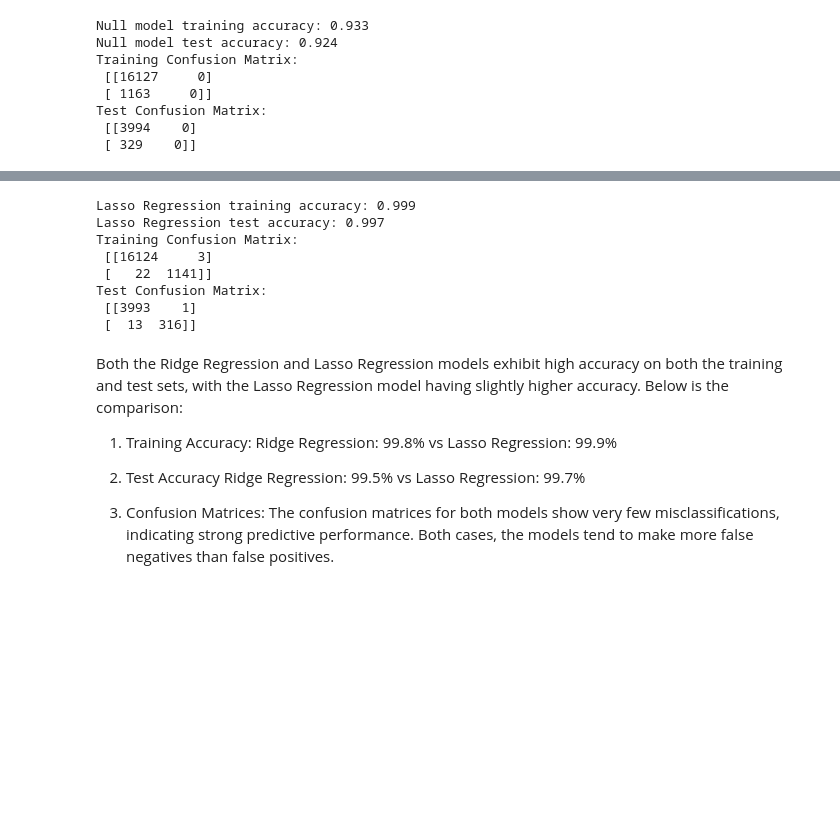
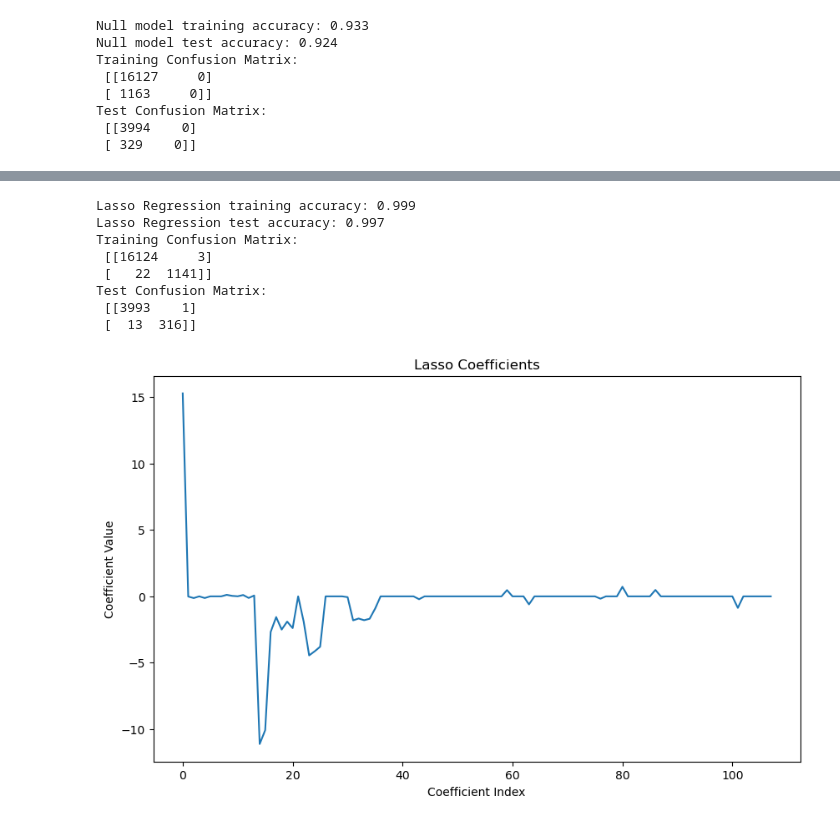
Before and after one commit to kc-chaudhari/House-Price-Prediction-Seattle, a Jupyter notebook: house_price_prediction_seattle/House_price_prediction_seattle.ipynb, the cells around one changed output, grey strips where cells are left out. Saved outputs shown, nothing was run; the diff lists cells and outputs as text; code cells hidden in the pictures; blank space fills up the shorter version.

```diff
--- a/house_price_prediction_seattle/House_price_prediction_seattle.ipynb
+++ b/house_price_prediction_seattle/House_price_prediction_seattle.ipynb
@@ -257,38 +253,46 @@ preprocessor = ColumnTransformer(
     ])
 
 # Lasso regression model
 lasso_model = Pipeline(steps=[
     ('preprocessor', preprocessor),
     ('classifier', LogisticRegression(C=1.0, penalty='l1', solver='saga', max_iter=5000))
 ])
 
 lasso_model.fit(X_train, y_train)
 
 # Predictions
 y_train_pred = lasso_model.predict(X_train)
 y_test_pred = lasso_model.predict(X_test)
 
 # Accuracy scores
 print(f'Lasso Regression training accuracy: {accuracy_score(y_train, y_train_pred):.3f}')
 print(f'Lasso Regression test accuracy: {accuracy_score(y_test, y_test_pred):.3f}')
 
 # Confusion matrices
 print('Training Confusion Matrix:\n', confusion_matrix(y_train, y_train_pred))
 print('Test Confusion Matrix:\n', confusion_matrix(y_test, y_test_pred))
+
+# Function to plot coefficients
+def coef_plot(model, title=None):
+    fig, ax = plt.subplots(1, figsize=(10, 6))
+
+    if title:
+        ax.set_title(title)
+
+    ax.plot(model.steps[1][1].coef_.flatten())
+
+# Plot coefficients for Lasso model
+coef_plot(lasso_model, 'Lasso Coefficients')
+plt.xlabel('Coefficient Index')
+plt.ylabel('Coefficient Value')
+plt.show()
 # %% [output]
 Lasso Regression training accuracy: 0.999
 Lasso Regression test accuracy: 0.997
 Training Confusion Matrix:
  [[16124     3]
  [   22  1141]]
 Test Confusion Matrix:
  [[3993    1]
  [  13  316]]
+[figure, added]
-# %% [markdown]
-Both the Ridge Regression and Lasso Regression models exhibit high accuracy on both the training and test sets, with the Lasso Regression model having slightly higher accuracy. Below is the comparison:
-
-1. Training Accuracy: Ridge Regression: 99.8% vs Lasso Regression: 99.9%
-
-2. Test Accuracy Ridge Regression: 99.5% vs Lasso Regression: 99.7%
-
-3. Confusion Matrices: The confusion matrices for both models show very few misclassifications, indicating strong predictive performance. Both cases, the models tend to make more false negatives than false positives.
```
Also changed, not shown: parts of 16 cells of this notebook.
